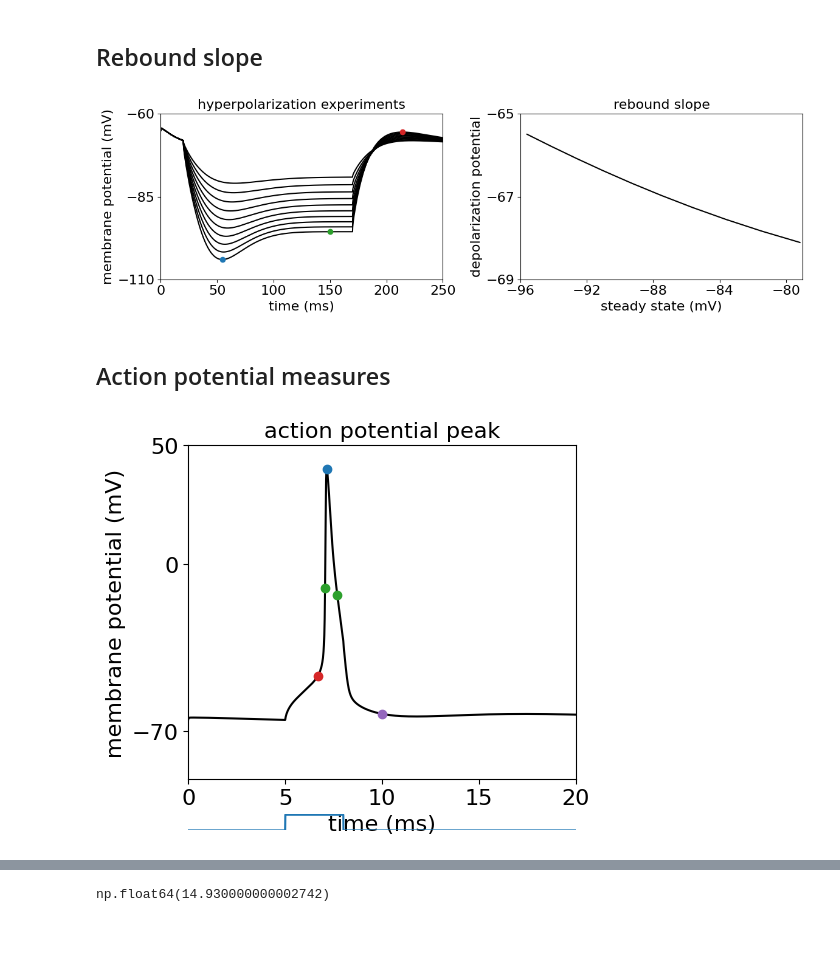
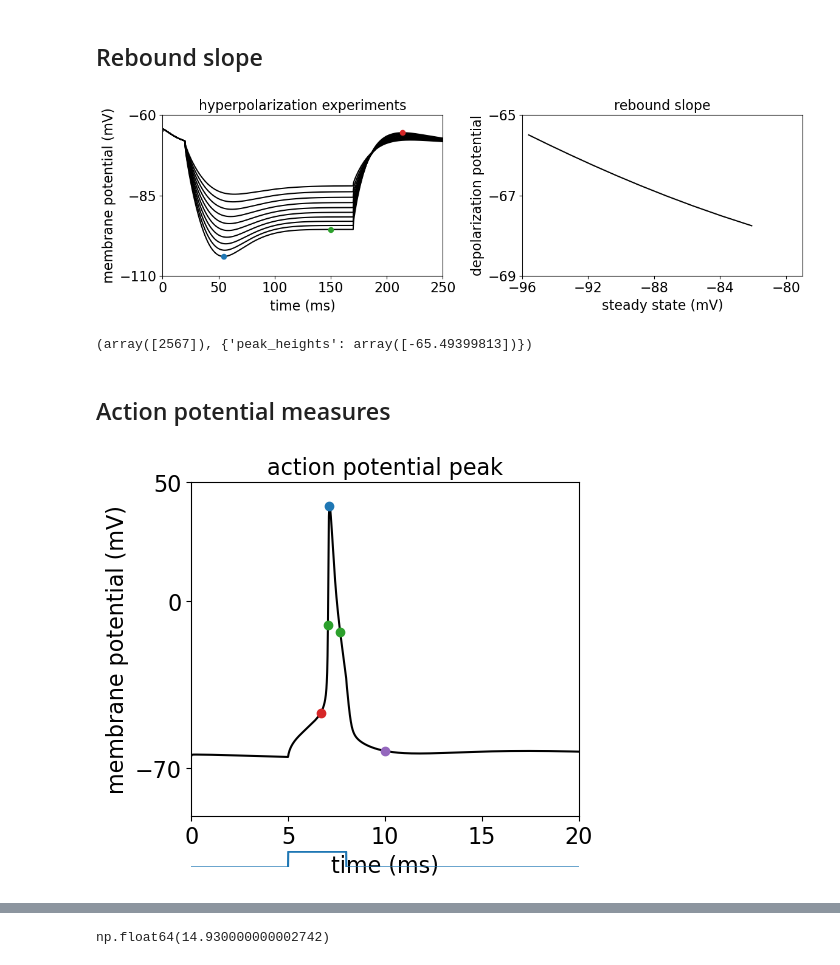
Before and after one commit to jonescompneurolab/hnn-tuning, a Jupyter notebook: new_cells_dev/cells/l5_compare_ET_kalmbach2021.ipynb, the cells around one changed output, grey strips where cells are left out. Cells and saved outputs as stored; diff of their text form; code cells hidden in the pictures; blank space fills up the shorter version.

```diff
--- a/new_cells_dev/cells/l5_compare_ET_kalmbach2021.ipynb
+++ b/new_cells_dev/cells/l5_compare_ET_kalmbach2021.ipynb
@@ -138,7 +137,7 @@ from scipy.signal import find_peaks
 fig, ax = plt.subplots(1,2, figsize = (12, 4))
 
 
-ampl = np.linspace(-.3, -1.0, 10)
+ampl = np.linspace(-.4, -1.0, 10)
 
 
 soma_v = np.zeros((len(ampl),int(1/h.dt*250+1)))
@@ -187,34 +186,38 @@ for i,amp in enumerate(ampl):
         ax[0].plot(t[int(steady_idx+pk[0])], peak_heights[i], 'o', color='tab:red')
 
 ax[0].set_ylabel('membrane potential (mV)')
 ax[0].set_xlabel('time (ms)')
 ax[0].set_title('hyperpolarization experiments')
 ax[0].set_xlim([0, 250])
 ax[0].set_ylim([-110, -60])
 ax[0].set_yticks(np.arange(-110, -59, 25))
 
 ax[1].plot(steady_state, peak_heights, color='k')
 ax[1].set_yticks(np.arange(-69,-63,2))
 ax[1].set_xticks(np.arange(-96,-78,4))
 
 ax[1].set_ylim([-69, -65])
 ax[1].set_xlim([-96, -79])
 ax[1].set_xlabel('steady state (mV)')
 ax[1].set_ylabel('depolarization potential')
 ax[1].set_title('rebound slope')
 rebound_slope = np.polyfit(steady_state, peak_heights,1)[0]
 
 # Sag ratio - see Methods Kalmbach et al., 2021
 inp_res_max = np.polyfit(ampl,min_membr_pot,1)[0]
 inp_res_steady = np.polyfit(ampl,steady_state,1)[0]
 
 sag_ratio = inp_res_max/inp_res_steady
 
 fig.tight_layout()
 fig.savefig(os.path.join(figpth, 'rebound_slope.png'))
 fig.savefig(os.path.join(figpth, 'rebound_slope.svg'), format='svg')
 # %% [output]
-[figure, old version]
+[figure, new version]
+# %%
+pk
+# %% [output]
+(array([2567]), {'peak_heights': array([-65.49399813])})
 # %% [markdown]
 ## Action potential measures
 # %%
@@ -303,7 +306,7 @@ ax[0].plot(t.as_numpy()[elbow_p], v_soma.as_numpy()[elbow_p], 'o', color='tab:pu
 fig.savefig(os.path.join(figpth, 'ap_measures.svg'))
 fig.savefig(os.path.join(figpth, 'ap_measures.png'), format='svg')
 # %% [output]
-[figure, old version]
+[figure, new version]
 # %%
 # burst ISIs
 # 50 ms ISI (burst)
```
Also changed, not shown: parts of 14 cells of this notebook, 7 other files.
